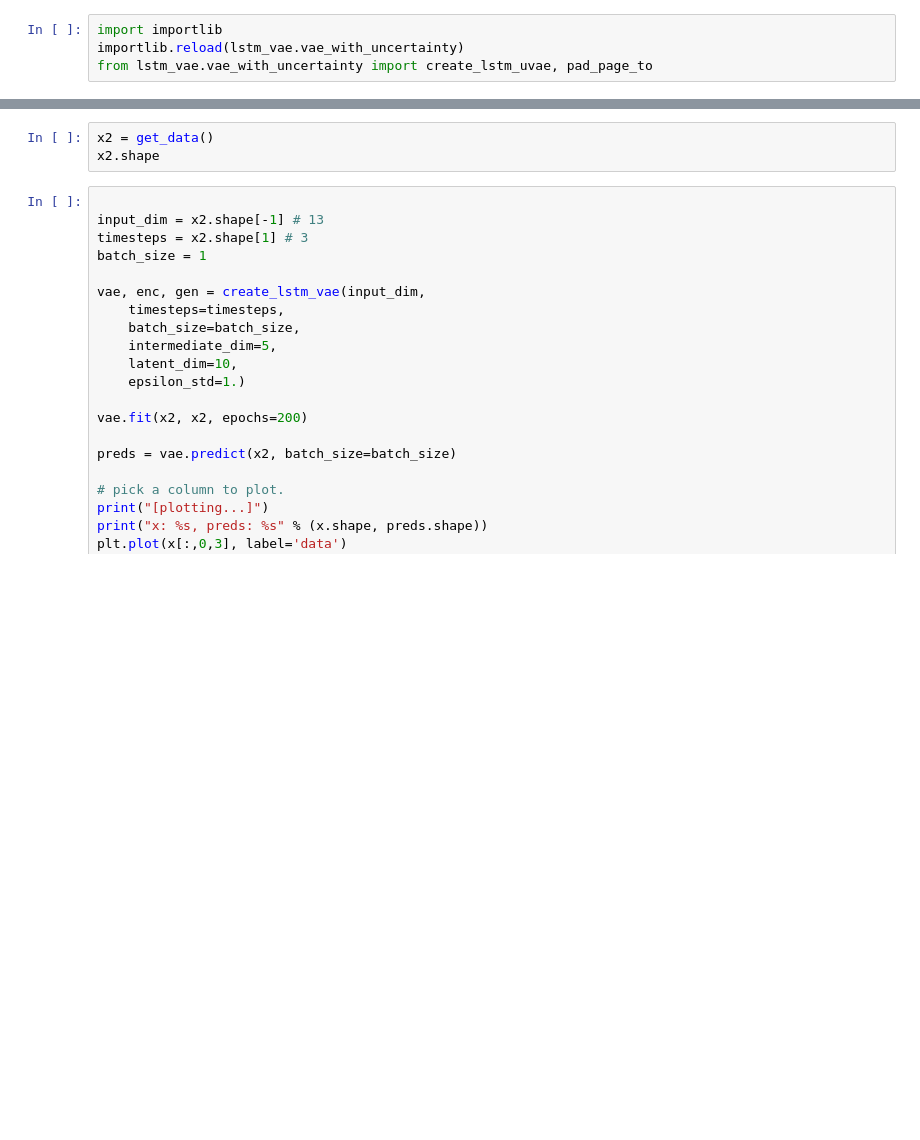
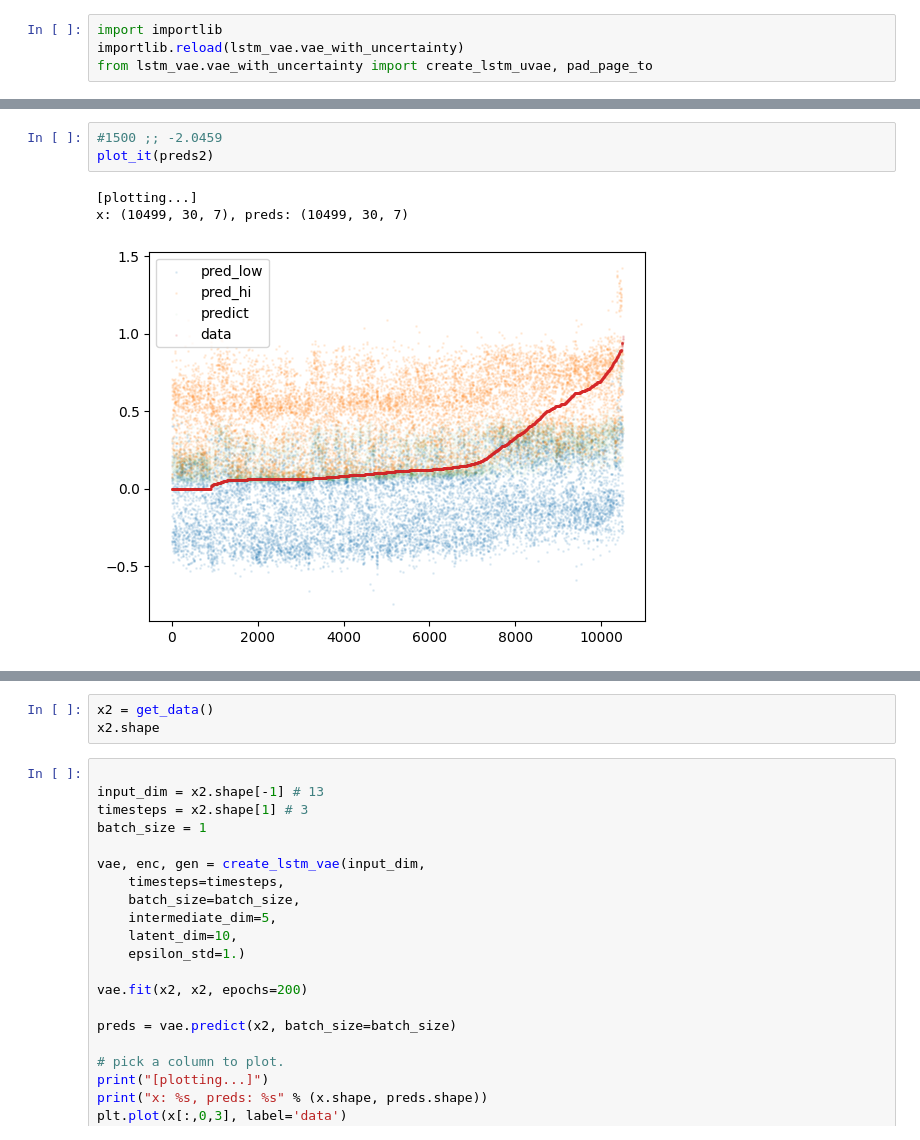
Before and after one commit to xCures/keras_lstm_vae, a Jupyter notebook: Untitled.ipynb, the cells around one changed output, grey strips where cells are left out. Cells and saved outputs as stored; diff of their text form; blank space fills up the shorter version.

```diff
--- a/Untitled.ipynb
+++ b/Untitled.ipynb
@@ -201,0 +184,7 @@ enc2[0].shape
+# %%
+#1500 ;; -2.0459
+plot_it(preds2)
+# %% [output]
+[plotting...]
+x: (10499, 30, 7), preds: (10499, 30, 7)
+[figure, added]
```
Also changed, not shown: parts of 35 cells of this notebook, 4 other files.
